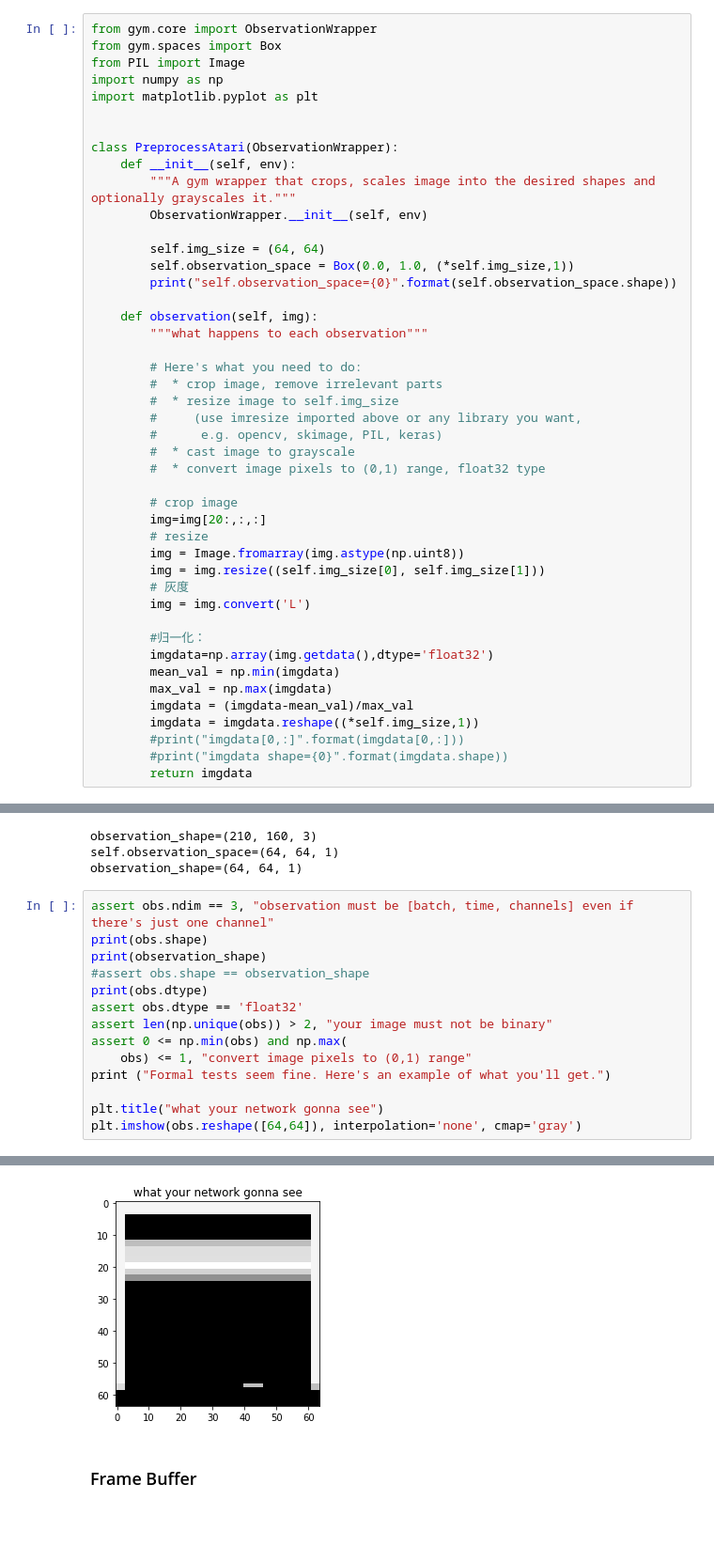
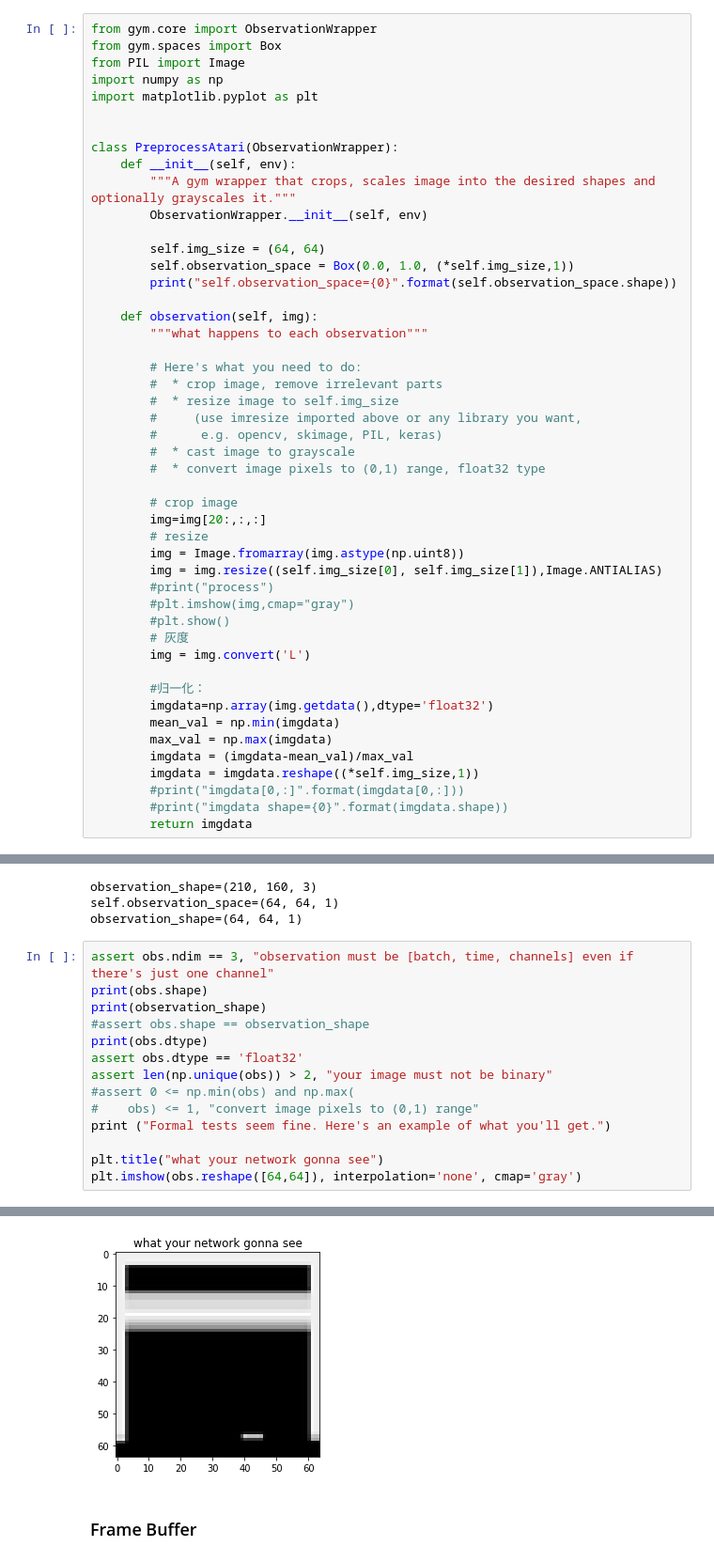
Before and after one commit to 450586509/reinforcement-learning-practice, a Jupyter notebook: deep_q_network.ipynb, the cells around one changed output, grey strips where cells are left out. Shown at 94% size. Cells and saved outputs as stored; diff of their text form; blank space fills up the shorter version.

```diff
--- a/deep_q_network.ipynb
+++ b/deep_q_network.ipynb
@@ -59,7 +61,10 @@ class PreprocessAtari(ObservationWrapper):
         img=img[20:,:,:]
         # resize
         img = Image.fromarray(img.astype(np.uint8))
-        img = img.resize((self.img_size[0], self.img_size[1]))
+        img = img.resize((self.img_size[0], self.img_size[1]),Image.ANTIALIAS)
+        #print("process")
+        #plt.imshow(img,cmap="gray")
+        #plt.show()
         # 灰度
         img = img.convert('L')
 
@@ -89,24 +94,24 @@ observation_shape=(64, 64, 1)
 # %%
 assert obs.ndim == 3, "observation must be [batch, time, channels] even if there's just one channel"
 print(obs.shape)
 print(observation_shape)
 #assert obs.shape == observation_shape
 print(obs.dtype)
 assert obs.dtype == 'float32'
 assert len(np.unique(obs)) > 2, "your image must not be binary"
-assert 0 <= np.min(obs) and np.max(
-    obs) <= 1, "convert image pixels to (0,1) range"
+#assert 0 <= np.min(obs) and np.max(
+#    obs) <= 1, "convert image pixels to (0,1) range"
 print ("Formal tests seem fine. Here's an example of what you'll get.")
 
 plt.title("what your network gonna see")
 plt.imshow(obs.reshape([64,64]), interpolation='none', cmap='gray')
 # %% [output]
 (64, 64, 1)
 (64, 64, 1)
 float32
 Formal tests seem fine. Here's an example of what you'll get.
 <matplotlib.image.AxesImage at 0x...>
-[figure, old version]
+[figure, new version]
 # %% [markdown]
 ### Frame Buffer
 # %% [markdown]
```
Also changed, not shown: parts of 18 cells of this notebook.
